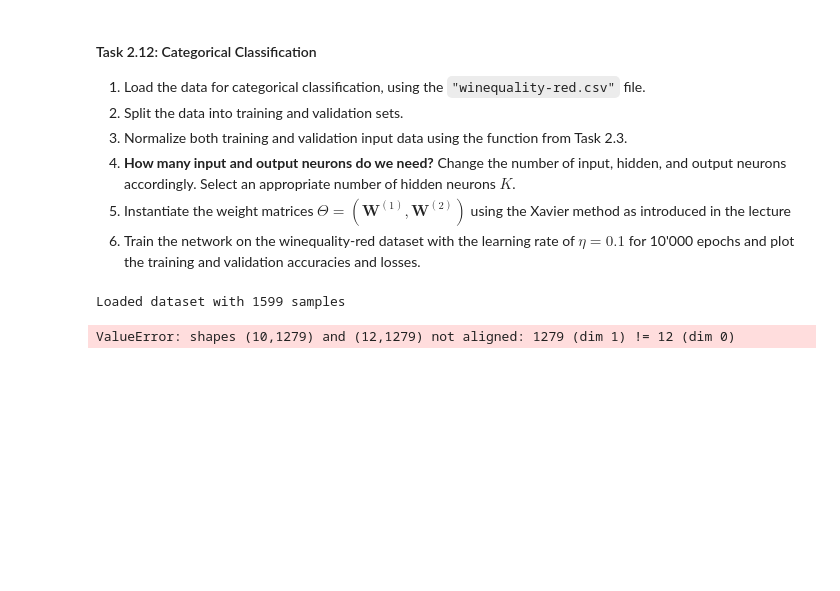
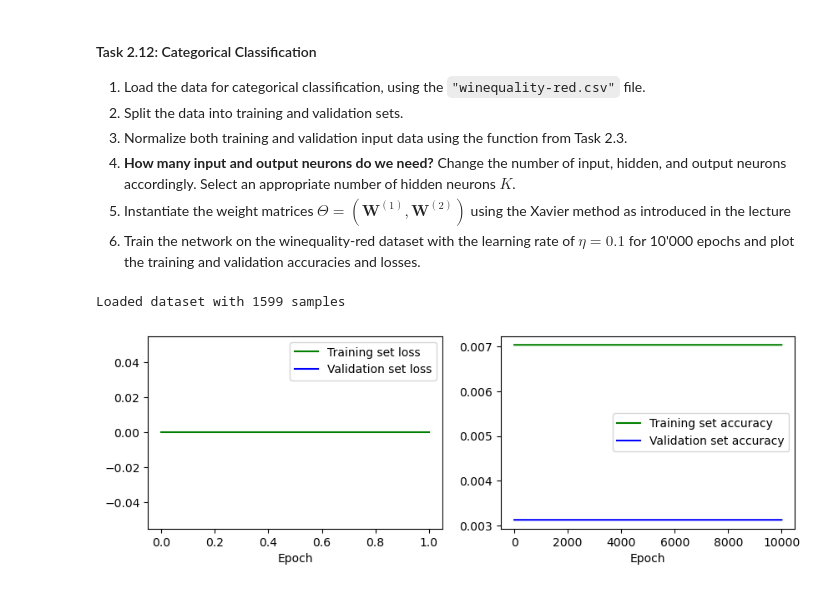
Before and after one commit to tlex-web/deep-learning-exercises, a Jupyter notebook: 02/DL-Assignment02.ipynb, the cells around one changed output. Saved outputs shown, nothing was run; the diff lists cells and outputs as text; code cells hidden in the pictures; blank space fills up the shorter version.

```diff
--- a/02/DL-Assignment02.ipynb
+++ b/02/DL-Assignment02.ipynb
@@ -595,25 +595,25 @@ Loaded dataset with 3150 samples
 # %%
 # load dataset
 X, T = dataset("winequality-red.csv", ";")
 
 # split dataset
 X_train, T_train, X_val, T_val = split_training_data(X, T)
 
 # normalize input data
 X_train, X_val = (X_train - X_train.mean(axis=0)) / X_train.std(axis=0), (X_val - X_val.mean(axis=0)) / X_val.std(axis=0)
 
 K = 10
-D = X_train.shape[1]
-O = 1
+D = X_train.shape[0] # Use number of features (rows)
+O = 6
 W1 = np.random.randn(K, D)
-W2 = np.random.randn(K, O)
+W2 = np.random.randn(O, K+1)
 Theta = [W1, W2]
 
 # train network on our data
 train_loss, train_acc, val_loss, val_acc = train(X_train, T_train, X_val, T_val, Theta, loss_type="cce")
 
 # plot the results
 plot(train_loss, train_acc, val_loss, val_acc)
 # %% [output]
 Loaded dataset with 1599 samples
-ValueError: shapes (10,1279) and (12,1279) not aligned: 1279 (dim 1) != 12 (dim 0)
+[figure, added]
```
Also changed, not shown: parts of 1 cell of this notebook.
